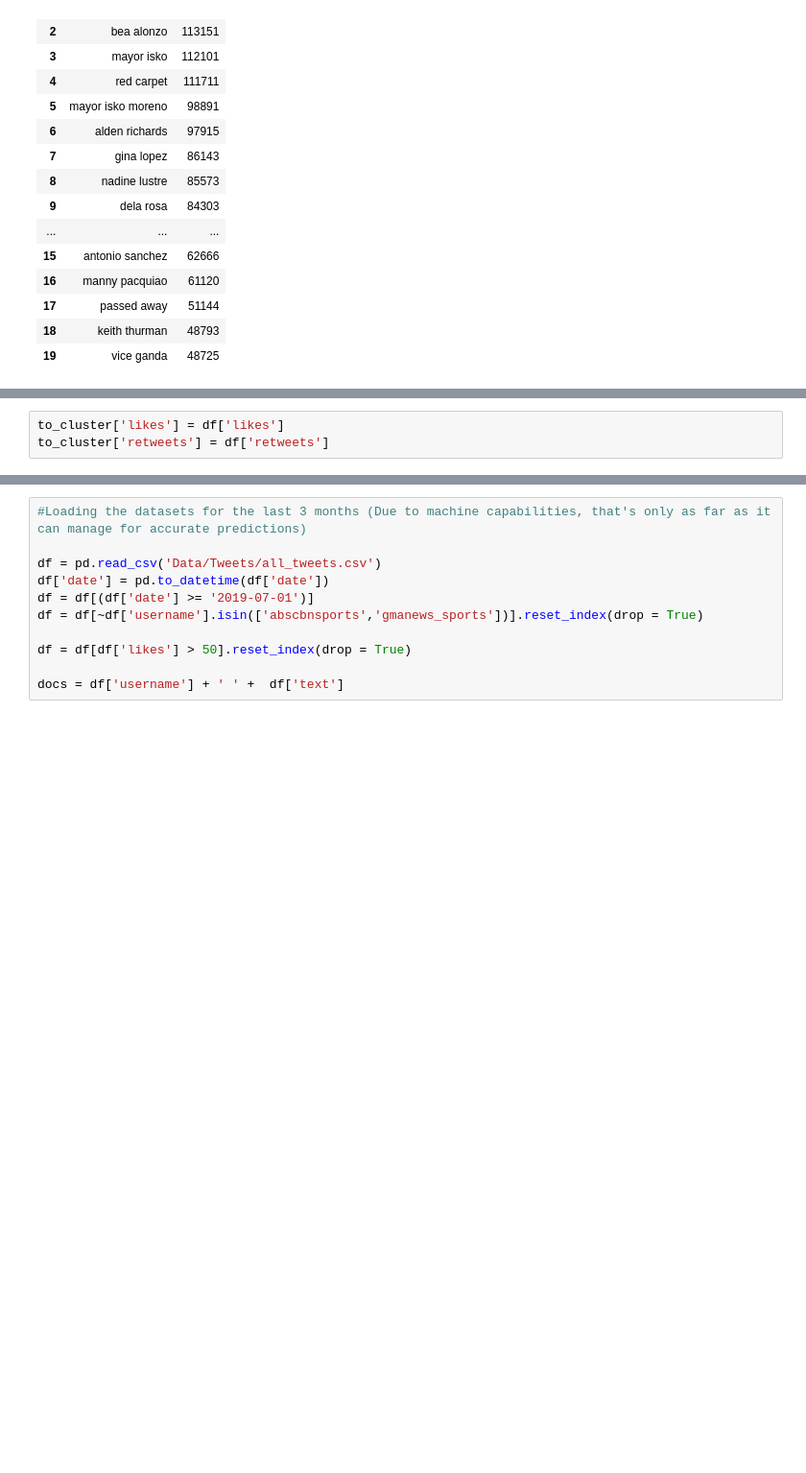
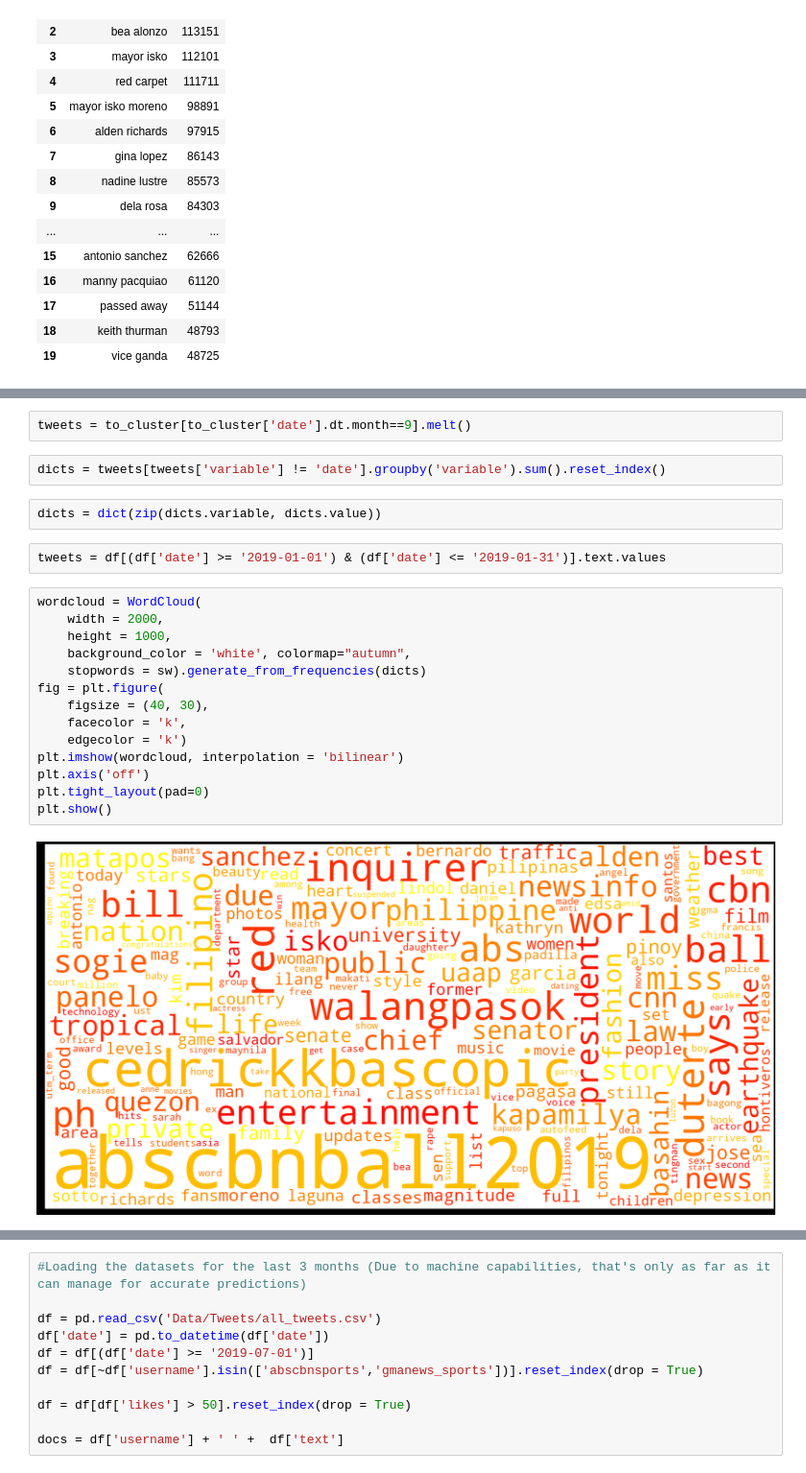
Before and after one commit to gabrieldaos/eskwelabs-capstone-filipino-newstweets, a Jupyter notebook: Modeling.ipynb, the cells around one changed output, grey strips where cells are left out. Shown at 96% size. Drawn from its saved outputs; the diff is of its cells as text; blank space fills up the shorter version.

```diff
--- a/Modeling.ipynb
+++ b/Modeling.ipynb
@@ -188,4 +188,25 @@ Timestamp('2019-09-19 23:45:00+0000', tz='UTC')
-# %%
-to_cluster['likes'] = df['likes']
-to_cluster['retweets'] = df['retweets']
+# %%
+tweets = to_cluster[to_cluster['date'].dt.month==9].melt()
+# %%
+dicts = tweets[tweets['variable'] != 'date'].groupby('variable').sum().reset_index()
+# %%
+dicts = dict(zip(dicts.variable, dicts.value))
+# %%
+tweets = df[(df['date'] >= '2019-01-01') & (df['date'] <= '2019-01-31')].text.values
+# %%
+wordcloud = WordCloud(
+    width = 2000,
+    height = 1000,
+    background_color = 'white', colormap="autumn",
+    stopwords = sw).generate_from_frequencies(dicts)
+fig = plt.figure(
+    figsize = (40, 30),
+    facecolor = 'k',
+    edgecolor = 'k')
+plt.imshow(wordcloud, interpolation = 'bilinear')
+plt.axis('off')
+plt.tight_layout(pad=0)
+plt.show()
+# %% [output]
+[figure, added]
 # %% [markdown]
```
Also changed, not shown: parts of 6 cells of this notebook.
